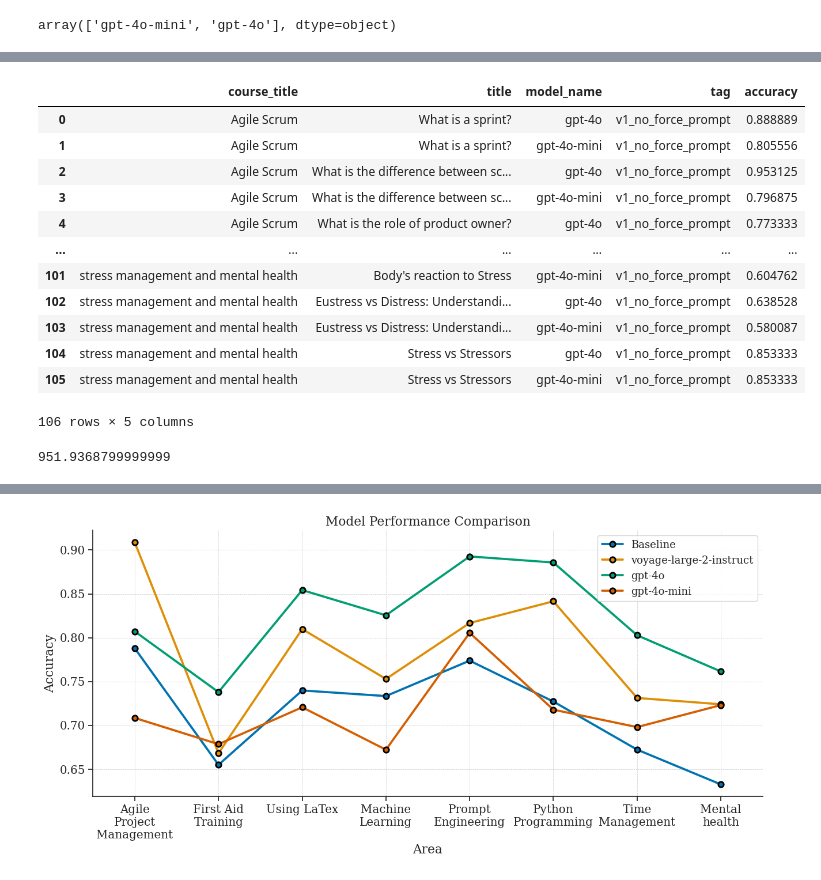
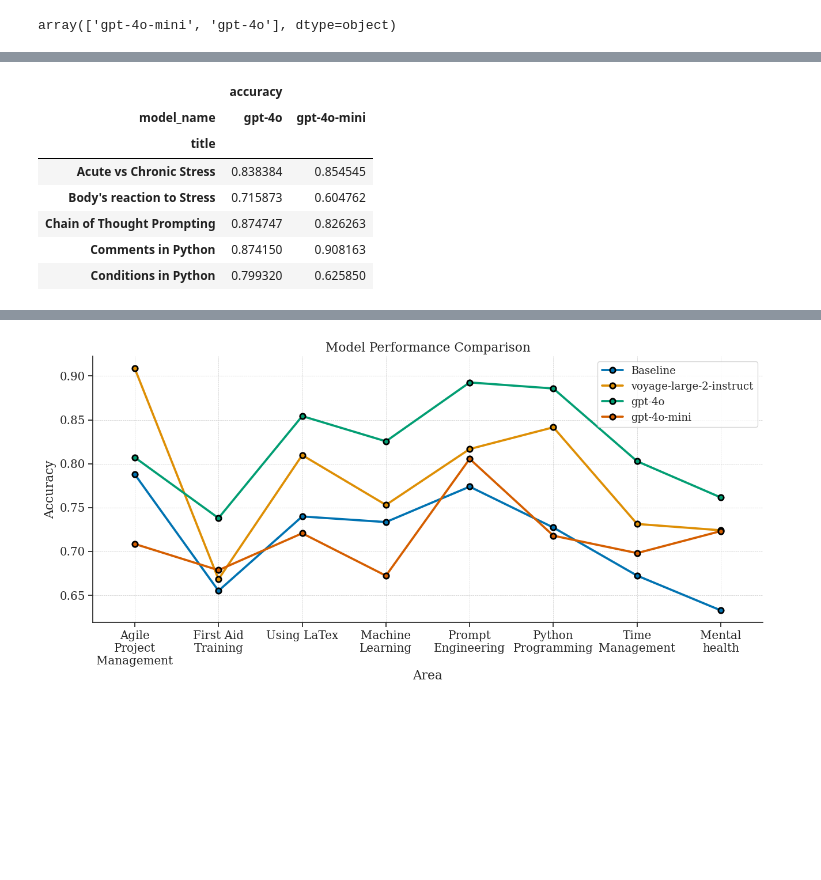
Before and after one commit to paperwriteranon/wsdm2024-llmprompt, a Jupyter notebook: acm_paper.ipynb, the cells around one changed output, grey strips where cells are left out. Cells and saved outputs as stored; diff of their text form; code cells hidden in the pictures; blank space fills up the shorter version.

```diff
--- a/acm_paper.ipynb
+++ b/acm_paper.ipynb
@@ -81,6 +54,3 @@ results_df.head(2)
 |  | topic_id | model_name | winner_resource_id | llm_response | input_token_usage | output_token_usage | ... |
 | 0 | 50 | gpt-4o-mini | 937 | candidate_1 | 4080.0 | 3.0 | ... |
 | 1 | 50 | gpt-4o-mini | 937 | candidate_1 | 2448.0 | 3.0 | ... |
-# %%
-results_df["total"] = results_df["input_token_usage"] + results_df["output_token_usage"]
-results_df.groupby("model_name").agg({"total":"mean"})
@@ -115,5 +60,0 @@ results_df.groupby("model_name").agg({"input_token_usage":"sum","output_token_us
-# %%
-# results_df = results_df[results_df["tag"]=="v1_summary_accepted_rejected"]
-# results_df.shapeA
-results_df = results_df[results_df["status"]=="valid"]
-results_df.shape
@@ -141,24 +79,13 @@ old_perf = old_perf.reset_index().rename(columns={'index':"title"})
 # %%
 perf = results_df.groupby(["course_title","title","model_name","base_accepted_resource_id","tag"]).agg({"accuracy":"mean"}).reset_index().groupby(["course_title","title","model_name","tag"]).agg({"accuracy":"mean"}).reset_index()
-perf
+# accuracy of the new model for the first 5 topics (Paper results)
+perf.pivot_table(index="title",columns=["model_name"],values=["accuracy"]).head(5)
 # %% [output]
-|  | course_title | title | model_name | tag | accuracy |
-| 0 | Agile Scrum | What is a sprint? | gpt-4o | v1_no_force_prompt | 0.888889 |
-| 1 | Agile Scrum | What is a sprint? | gpt-4o-mini | v1_no_force_prompt | 0.805556 |
-| 2 | Agile Scrum | What is the difference between sc... | gpt-4o | v1_no_force_prompt | 0.953125 |
-| 3 | Agile Scrum | What is the difference between sc... | gpt-4o-mini | v1_no_force_prompt | 0.796875 |
-| 4 | Agile Scrum | What is the role of product owner? | gpt-4o | v1_no_force_prompt | 0.773333 |
-| ... | ... | ... | ... | ... | ... |
-| 101 | stress management and mental health | Body's reaction to Stress | gpt-4o-mini | v1_no_force_prompt | 0.604762 |
-| 102 | stress management and mental health | Eustress vs Distress: Understandi... | gpt-4o | v1_no_force_prompt | 0.638528 |
-| 103 | stress management and mental health | Eustress vs Distress: Understandi... | gpt-4o-mini | v1_no_force_prompt | 0.580087 |
-| 104 | stress management and mental health | Stress vs Stressors | gpt-4o | v1_no_force_prompt | 0.853333 |
-| 105 | stress management and mental health | Stress vs Stressors | gpt-4o-mini | v1_no_force_prompt | 0.853333 |
+|  | accuracy |  |
+| model_name | gpt-4o | gpt-4o-mini |
+| title |  |  |
+| Acute vs Chronic Stress | 0.838384 | 0.854545 |
+| Body's reaction to Stress | 0.715873 | 0.604762 |
+| Chain of Thought Prompting | 0.874747 | 0.826263 |
+| Comments in Python | 0.874150 | 0.908163 |
+| Conditions in Python | 0.799320 | 0.625850 |
-106 rows × 5 columns
-# %%
-input_cost = (results_df["input_token_usage"].sum() /1e6) * 5
-output_cost = (results_df["output_token_usage"].sum() /1e6) * 15
-total_cost = input_cost + output_cost
-total_cost
-# %% [output]
-951.9368799999999
```
Also changed, not shown: parts of 34 cells of this notebook, 4 other files.
